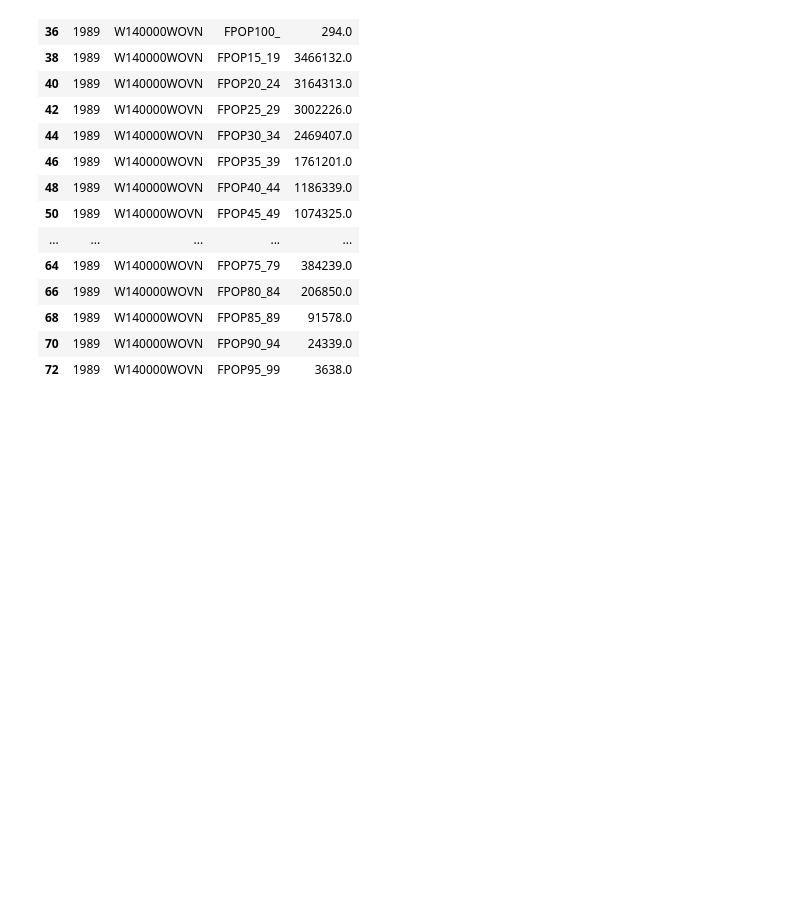
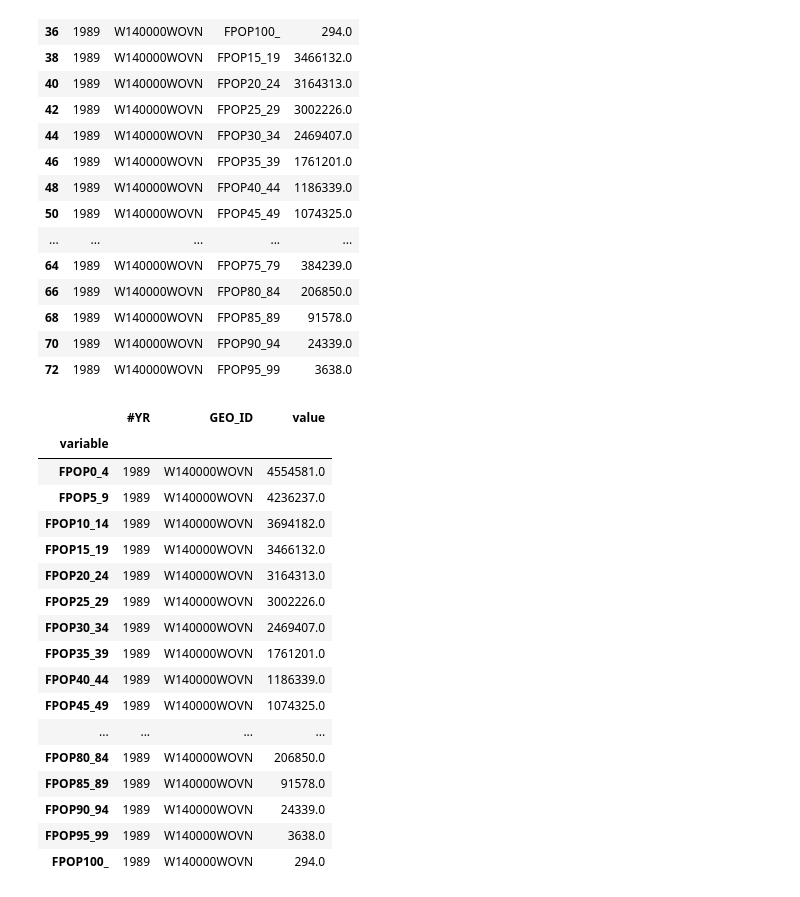
Before and after one commit to thaianle/international-database, a Jupyter notebook: idb5yr-python.ipynb, the cells around one changed output. Cells and saved outputs as stored; diff of their text form; code cells hidden in the pictures; blank space fills up the shorter version.

```diff
--- a/idb5yr-python.ipynb
+++ b/idb5yr-python.ipynb
@@ -207,3 +207,29 @@ vn_1989
 | 68 | 1989 | W140000WOVN | FPOP85_89 | 91578.0 |
 | 70 | 1989 | W140000WOVN | FPOP90_94 | 24339.0 |
 | 72 | 1989 | W140000WOVN | FPOP95_99 | 3638.0 |
+# %%
+# Set index and rearrange the indexes to have the age groups in order
+vn_1989_arr = vn_1989.set_index('variable')
+vn_1989_arr = vn_1989_arr.reindex(['FPOP0_4', 'FPOP5_9', 'FPOP10_14', 'FPOP15_19', 'FPOP20_24', 'FPOP25_29', 'FPOP30_34', 'FPOP35_39',
+                     'FPOP40_44', 'FPOP45_49', 'FPOP50_54', 'FPOP55_59', 'FPOP60_64', 'FPOP65_69', 'FPOP70_74', 'FPOP75_79',
+                     'FPOP80_84', 'FPOP85_89', 'FPOP90_94', 'FPOP95_99', 'FPOP100_'])
+vn_1989_arr
+# %% [output]
+|  | #YR | GEO_ID | value |
+| variable |  |  |  |
+| FPOP0_4 | 1989 | W140000WOVN | 4554581.0 |
+| FPOP5_9 | 1989 | W140000WOVN | 4236237.0 |
+| FPOP10_14 | 1989 | W140000WOVN | 3694182.0 |
+| FPOP15_19 | 1989 | W140000WOVN | 3466132.0 |
+| FPOP20_24 | 1989 | W140000WOVN | 3164313.0 |
+| FPOP25_29 | 1989 | W140000WOVN | 3002226.0 |
+| FPOP30_34 | 1989 | W140000WOVN | 2469407.0 |
+| FPOP35_39 | 1989 | W140000WOVN | 1761201.0 |
+| FPOP40_44 | 1989 | W140000WOVN | 1186339.0 |
+| FPOP45_49 | 1989 | W140000WOVN | 1074325.0 |
+| ... | ... | ... | ... |
+| FPOP80_84 | 1989 | W140000WOVN | 206850.0 |
+| FPOP85_89 | 1989 | W140000WOVN | 91578.0 |
+| FPOP90_94 | 1989 | W140000WOVN | 24339.0 |
+| FPOP95_99 | 1989 | W140000WOVN | 3638.0 |
+| FPOP100_ | 1989 | W140000WOVN | 294.0 |
```
Also changed, not shown: parts of 1 cell of this notebook.
